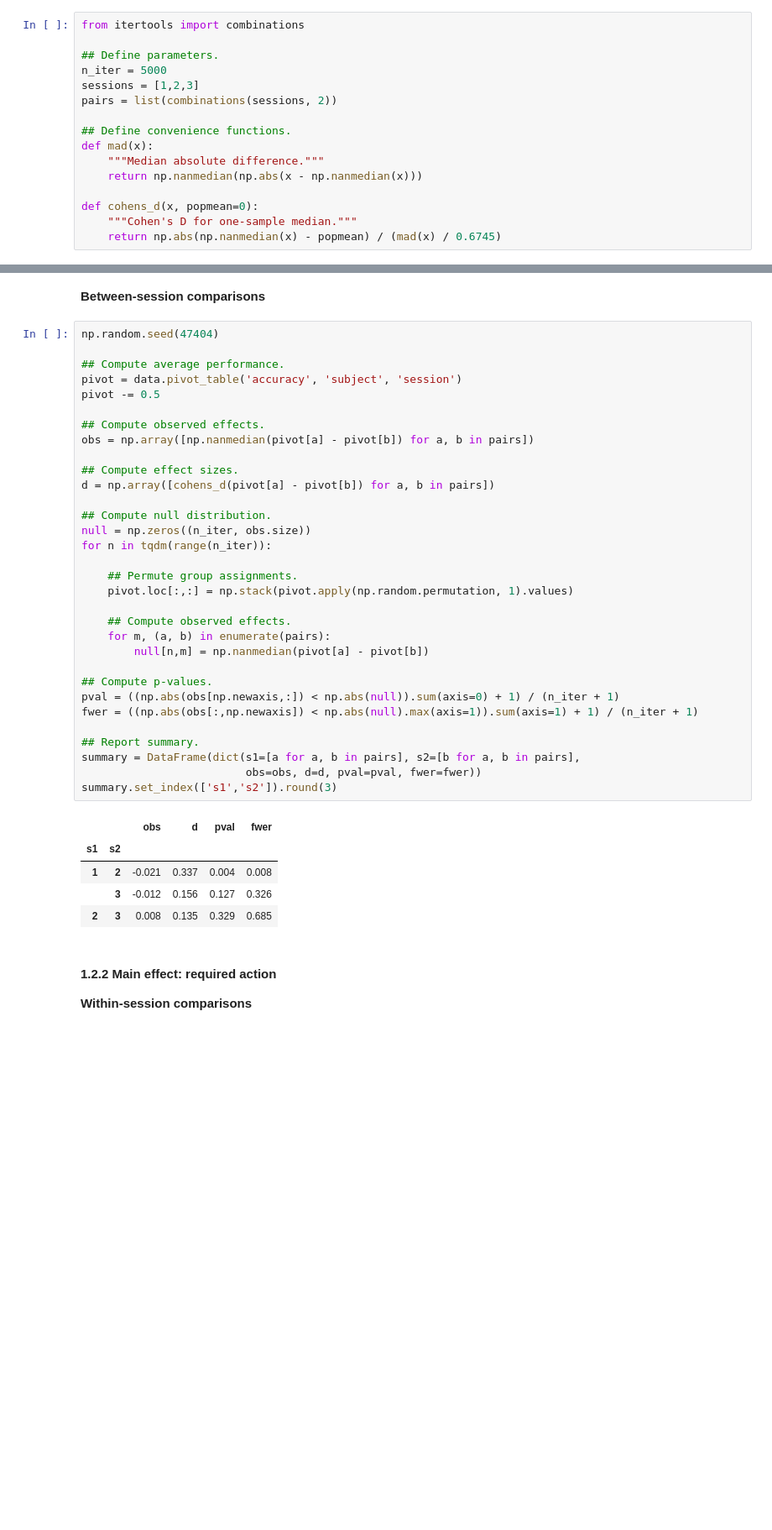
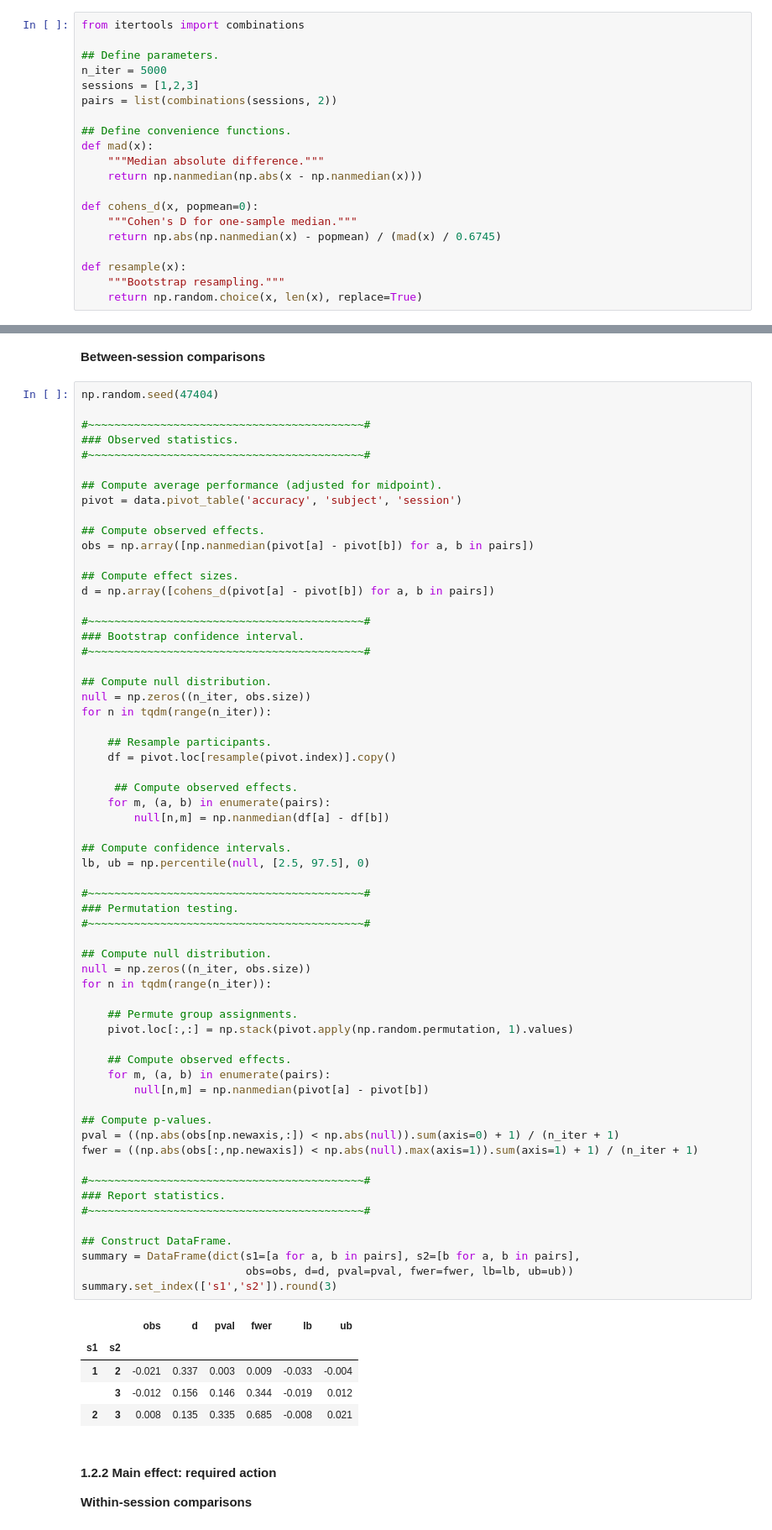
Before and after one commit to nivlab/RobotFactory, a Jupyter notebook: study02/02_Descriptive.ipynb, the cells around one changed output, grey strips where cells are left out. Shown at 84% size. Cells and saved outputs as stored; diff of their text form; blank space fills up the shorter version.

```diff
--- a/study02/02_Descriptive.ipynb
+++ b/study02/02_Descriptive.ipynb
@@ -71,6 +68,10 @@ def mad(x):
 def cohens_d(x, popmean=0):
     """Cohen's D for one-sample median."""
     return np.abs(np.nanmedian(x) - popmean) / (mad(x) / 0.6745)
+
+def resample(x):
+    """Bootstrap resampling."""
+    return np.random.choice(x, len(x), replace=True)
 # %% [markdown]
 #### 1.2.1 Overall performance
 
@@ -116,41 +144,70 @@ summary.set_index('session').round(3)
 # %%
 np.random.seed(47404)
 
-## Compute average performance.
+#~~~~~~~~~~~~~~~~~~~~~~~~~~~~~~~~~~~~~~~~~~#
+### Observed statistics.
+#~~~~~~~~~~~~~~~~~~~~~~~~~~~~~~~~~~~~~~~~~~#
+
+## Compute average performance (adjusted for midpoint).
 pivot = data.pivot_table('accuracy', 'subject', 'session')
-pivot -= 0.5
 
 ## Compute observed effects.
 obs = np.array([np.nanmedian(pivot[a] - pivot[b]) for a, b in pairs])
 
 ## Compute effect sizes.
 d = np.array([cohens_d(pivot[a] - pivot[b]) for a, b in pairs])
+
+#~~~~~~~~~~~~~~~~~~~~~~~~~~~~~~~~~~~~~~~~~~#
+### Bootstrap confidence interval.
+#~~~~~~~~~~~~~~~~~~~~~~~~~~~~~~~~~~~~~~~~~~#
+
+## Compute null distribution.
+null = np.zeros((n_iter, obs.size))
+for n in tqdm(range(n_iter)):
+
+    ## Resample participants.
+    df = pivot.loc[resample(pivot.index)].copy()
+
+     ## Compute observed effects.
+    for m, (a, b) in enumerate(pairs):
+        null[n,m] = np.nanmedian(df[a] - df[b])
+
+## Compute confidence intervals.
+lb, ub = np.percentile(null, [2.5, 97.5], 0)
+
+#~~~~~~~~~~~~~~~~~~~~~~~~~~~~~~~~~~~~~~~~~~#
+### Permutation testing.
+#~~~~~~~~~~~~~~~~~~~~~~~~~~~~~~~~~~~~~~~~~~#
 
 ## Compute null distribution.
 null = np.zeros((n_iter, obs.size))
 for n in tqdm(range(n_iter)):
 
     ## Permute group assignments.
     pivot.loc[:,:] = np.stack(pivot.apply(np.random.permutation, 1).values)
 
     ## Compute observed effects.
     for m, (a, b) in enumerate(pairs):
         null[n,m] = np.nanmedian(pivot[a] - pivot[b])
 
 ## Compute p-values.
 pval = ((np.abs(obs[np.newaxis,:]) < np.abs(null)).sum(axis=0) + 1) / (n_iter + 1)
 fwer = ((np.abs(obs[:,np.newaxis]) < np.abs(null).max(axis=1)).sum(axis=1) + 1) / (n_iter + 1)
 
-## Report summary.
+#~~~~~~~~~~~~~~~~~~~~~~~~~~~~~~~~~~~~~~~~~~#
+### Report statistics.
+#~~~~~~~~~~~~~~~~~~~~~~~~~~~~~~~~~~~~~~~~~~#
+
+## Construct DataFrame.
 summary = DataFrame(dict(s1=[a for a, b in pairs], s2=[b for a, b in pairs],
-                         obs=obs, d=d, pval=pval, fwer=fwer))
+                         obs=obs, d=d, pval=pval, fwer=fwer, lb=lb, ub=ub))
 summary.set_index(['s1','s2']).round(3)
 # %% [output]
-|  |  | obs | d | pval | fwer |
-| s1 | s2 |  |  |  |  |
-| 1 | 2 | -0.021 | 0.337 | 0.004 | 0.008 |
-|  | 3 | -0.012 | 0.156 | 0.127 | 0.326 |
-| 2 | 3 | 0.008 | 0.135 | 0.329 | 0.685 |
+|  |  | obs | d | pval | fwer | lb | ub |
+| s1 | s2 |  |  |  |  |  |  |
+| 1 | 2 | -0.021 | 0.337 | 0.003 | 0.009 | -0.033 | -0.004 |
+|  | 3 | -0.012 | 0.156 | 0.146 | 0.344 | -0.019 | 0.012 |
+| 2 | 3 | 0.008 | 0.135 | 0.335 | 0.685 | -0.008 | 0.021 |
 # %% [markdown]
 #### 1.2.2 Main effect: required action
 
```
Also changed, not shown: parts of 12 cells of this notebook, 1 other file.
